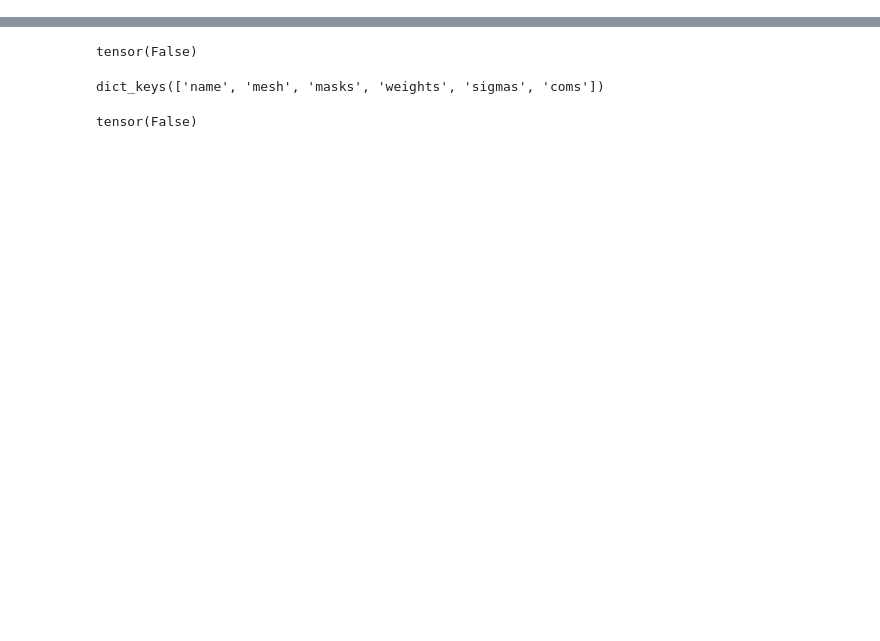
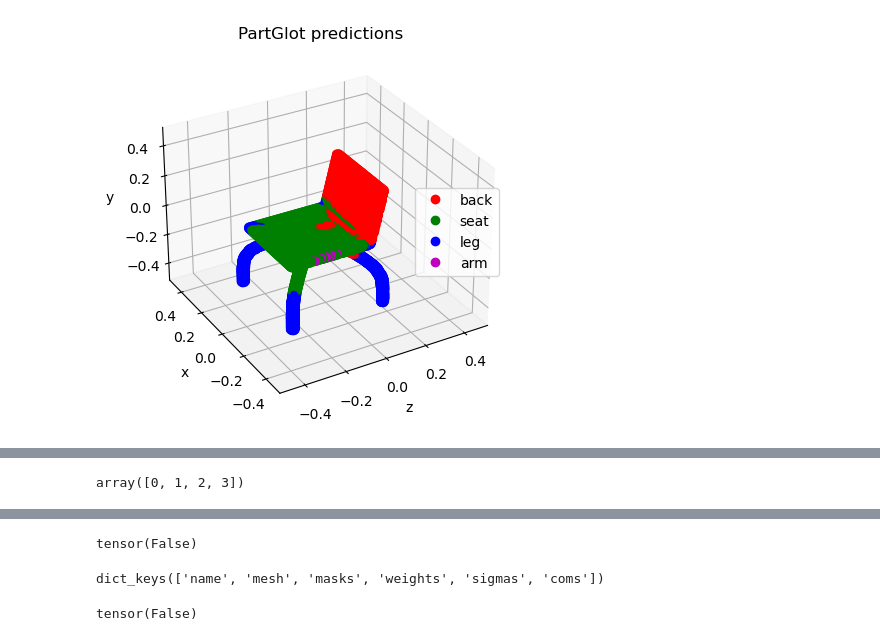
Before and after one commit to MaximilianWinter/SegmentStyler, a Jupyter notebook: notebooks/test_dataset.ipynb, the cells around one changed output, grey strips where cells are left out. Saved outputs shown, nothing was run; the diff lists cells and outputs as text; code cells hidden in the pictures; blank space fills up the shorter version.

```diff
--- a/notebooks/test_dataset.ipynb
+++ b/notebooks/test_dataset.ipynb
@@ -29 +36,5 @@ arm (2047, 3) (370, 3)
+# %%
+PartGlotData.visualize_predicted_maps(out["mesh"].vertices.cpu().numpy(), out["labels"], "./masks.png")
+# %% [output]
+[figure, added]
 # %%
@@ -32,0 +46,4 @@ visualize_pointclouds_parts([out["tri_mesh"].vertices], [out["labels"]])
+# %%
+np.sort(np.unique(out["labels"]))
+# %% [output]
+array([0, 1, 2, 3])
```
Also changed, not shown: parts of 10 cells of this notebook, 1 other file.
